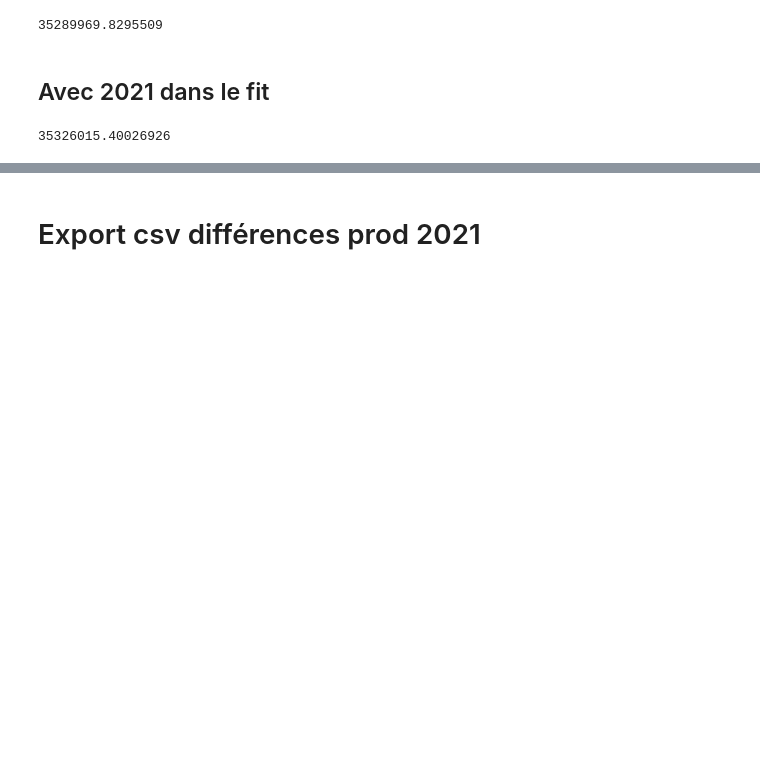
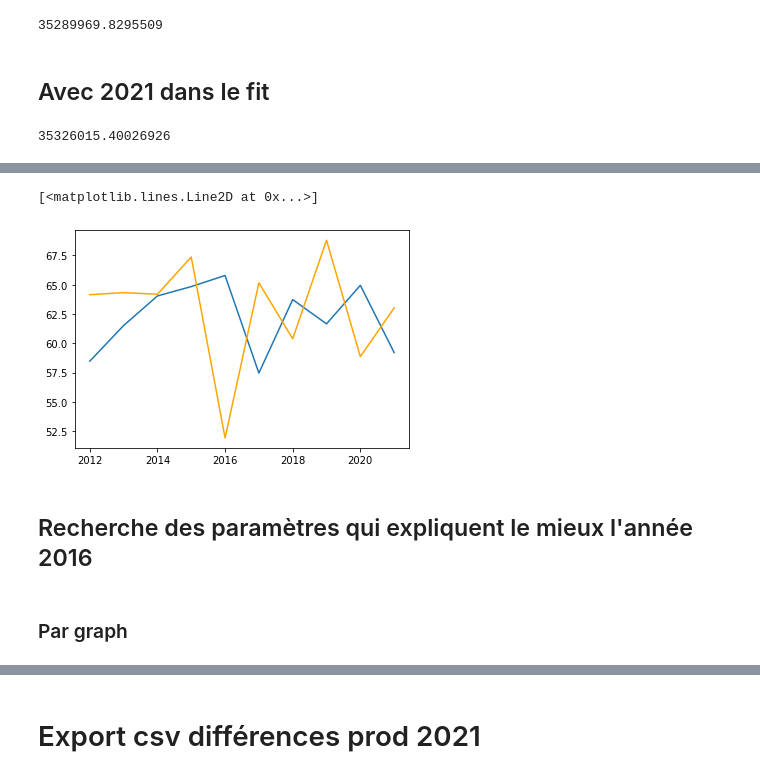
Before and after one commit to PierreCeraH/deepagri, a Jupyter notebook: notebooks/Finding best model and features.ipynb, the cells around one changed output, grey strips where cells are left out. Cells and saved outputs as stored; diff of their text form; code cells hidden in the pictures; blank space fills up the shorter version.

```diff
--- a/notebooks/Finding best model and features.ipynb
+++ b/notebooks/Finding best model and features.ipynb
@@ -1039,0 +1124,11 @@ model.predict(X_pred).sum()
+# %%
+index_plot=list(range(2012,2022))
+plt.plot(index_plot,pred.mean(axis=1))
+plt.plot(index_plot,reel.mean(axis=1),c='orange')
+# %% [output]
+[<matplotlib.lines.Line2D at 0x...>]
+[figure, added]
+# %% [markdown]
+## Recherche des paramètres qui expliquent le mieux l'année 2016
+# %% [markdown]
+### Par graph
```
Also changed, not shown: parts of 24 cells of this notebook.
